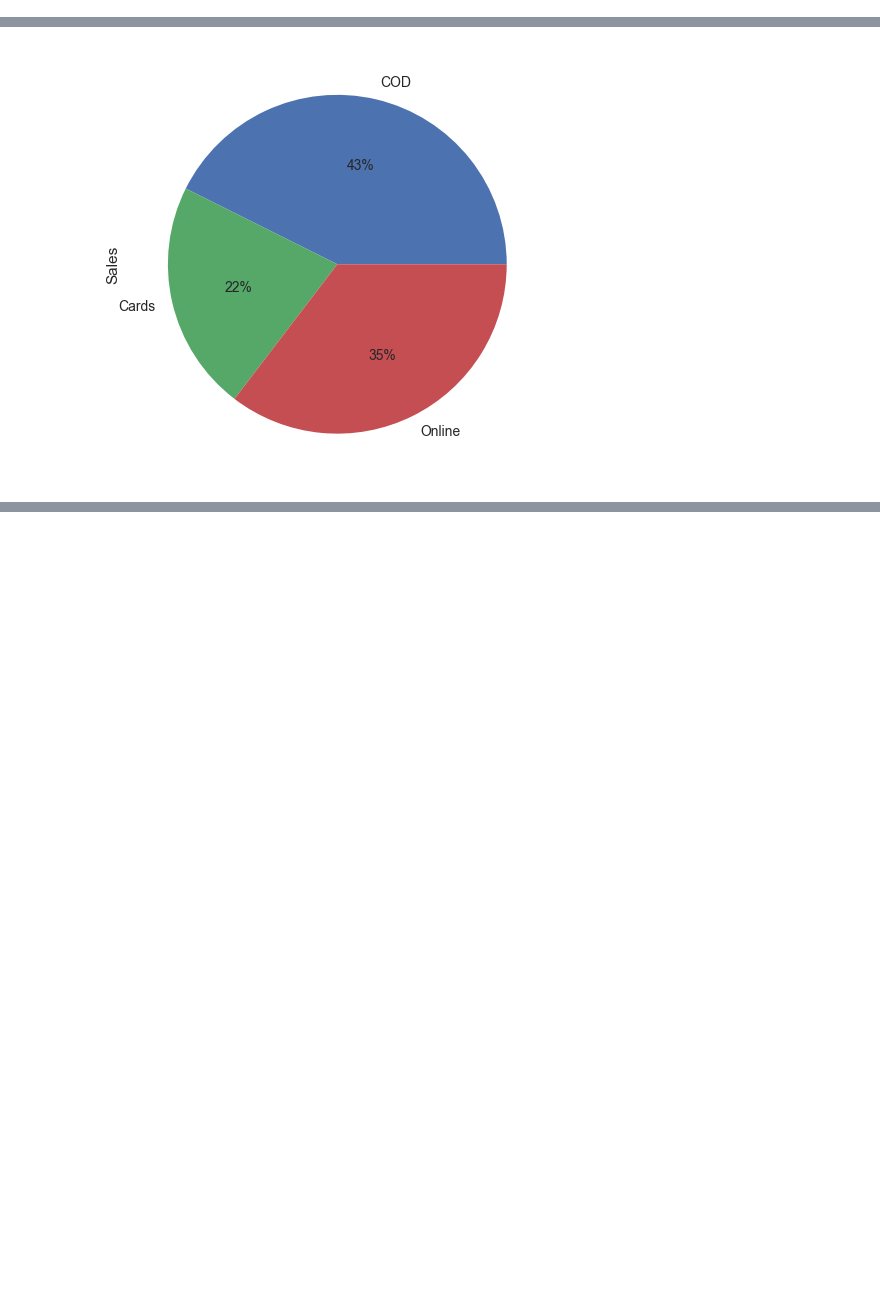
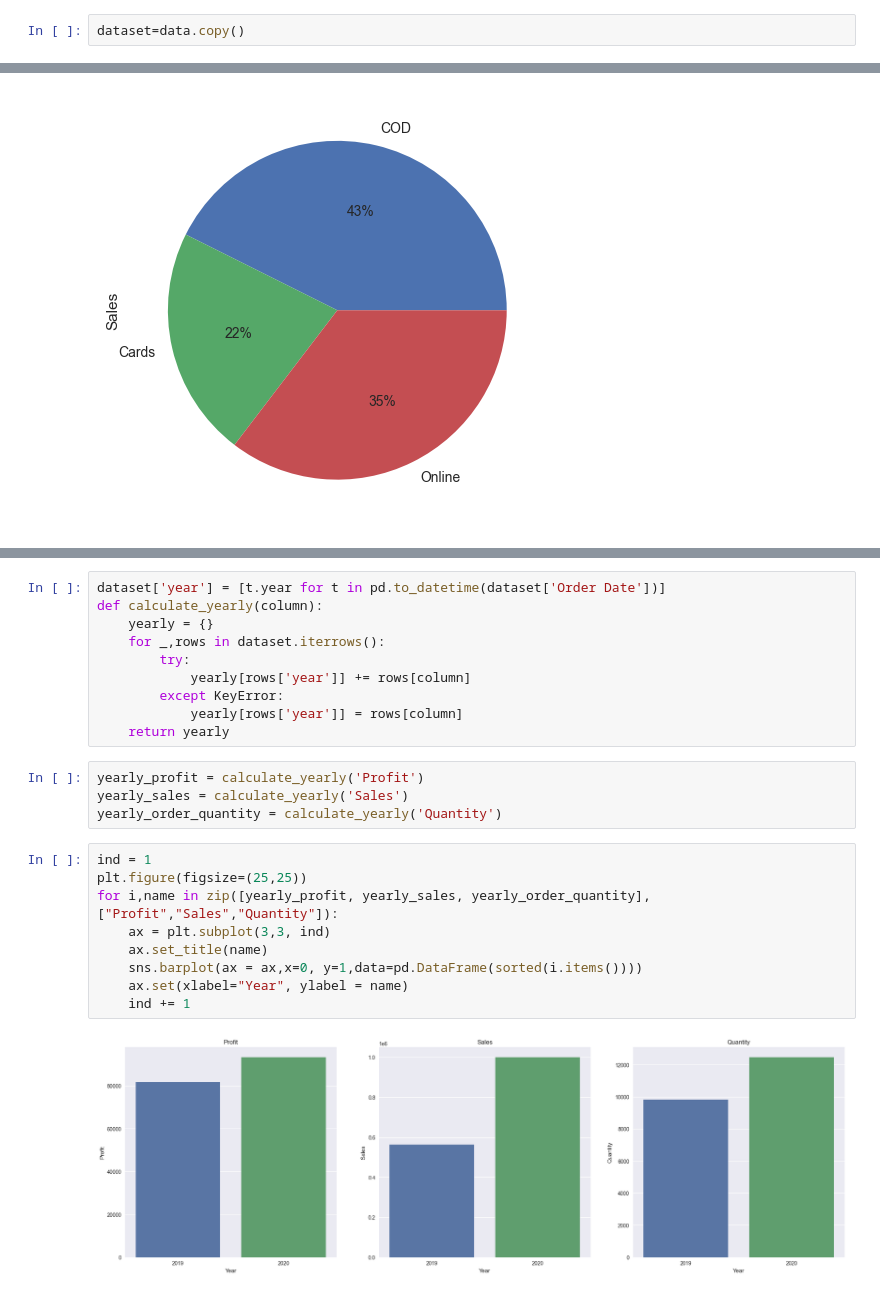
Before and after one commit to Ashish20010015/Super-Store-Sales-Analysis, a Jupyter notebook: analysis.ipynb, the cells around one changed output, grey strips where cells are left out. Saved outputs shown, nothing was run; the diff lists cells and outputs as text; blank space fills up the shorter version.

```diff
--- a/analysis.ipynb
+++ b/analysis.ipynb
@@ -16,6 +18,8 @@ data.head(3)
 | 1 | 4919 | CA-2019-160304 | 02-01-2019 | 07-01-2019 | Standard Class | BM-11575 | Brendan Murry | Corporate | ... |
 | 2 | 4920 | CA-2019-160304 | 02-01-2019 | 07-01-2019 | Standard Class | BM-11575 | Brendan Murry | Corporate | ... |
 3 rows × 23 columns
+# %%
+dataset=data.copy()
 # %% [markdown]
 Displaying the Shape of the .csv file.
 # %%
@@ -486,0 +488,25 @@ plt.show()
+# %%
+dataset['year'] = [t.year for t in pd.to_datetime(dataset['Order Date'])]
+def calculate_yearly(column):
+    yearly = {}
+    for _,rows in dataset.iterrows():
+        try:
+            yearly[rows['year']] += rows[column]
+        except KeyError:
+            yearly[rows['year']] = rows[column]
+    return yearly
+# %%
+yearly_profit = calculate_yearly('Profit')
+yearly_sales = calculate_yearly('Sales')
+yearly_order_quantity = calculate_yearly('Quantity')
+# %%
+ind = 1
+plt.figure(figsize=(25,25))
+for i,name in zip([yearly_profit, yearly_sales, yearly_order_quantity],["Profit","Sales","Quantity"]):
+    ax = plt.subplot(3,3, ind)
+    ax.set_title(name)
+    sns.barplot(ax = ax,x=0, y=1,data=pd.DataFrame(sorted(i.items())))
+    ax.set(xlabel="Year", ylabel = name)
+    ind += 1
+# %% [output]
+[figure, added]
```
Also changed, not shown: parts of 16 cells of this notebook.
